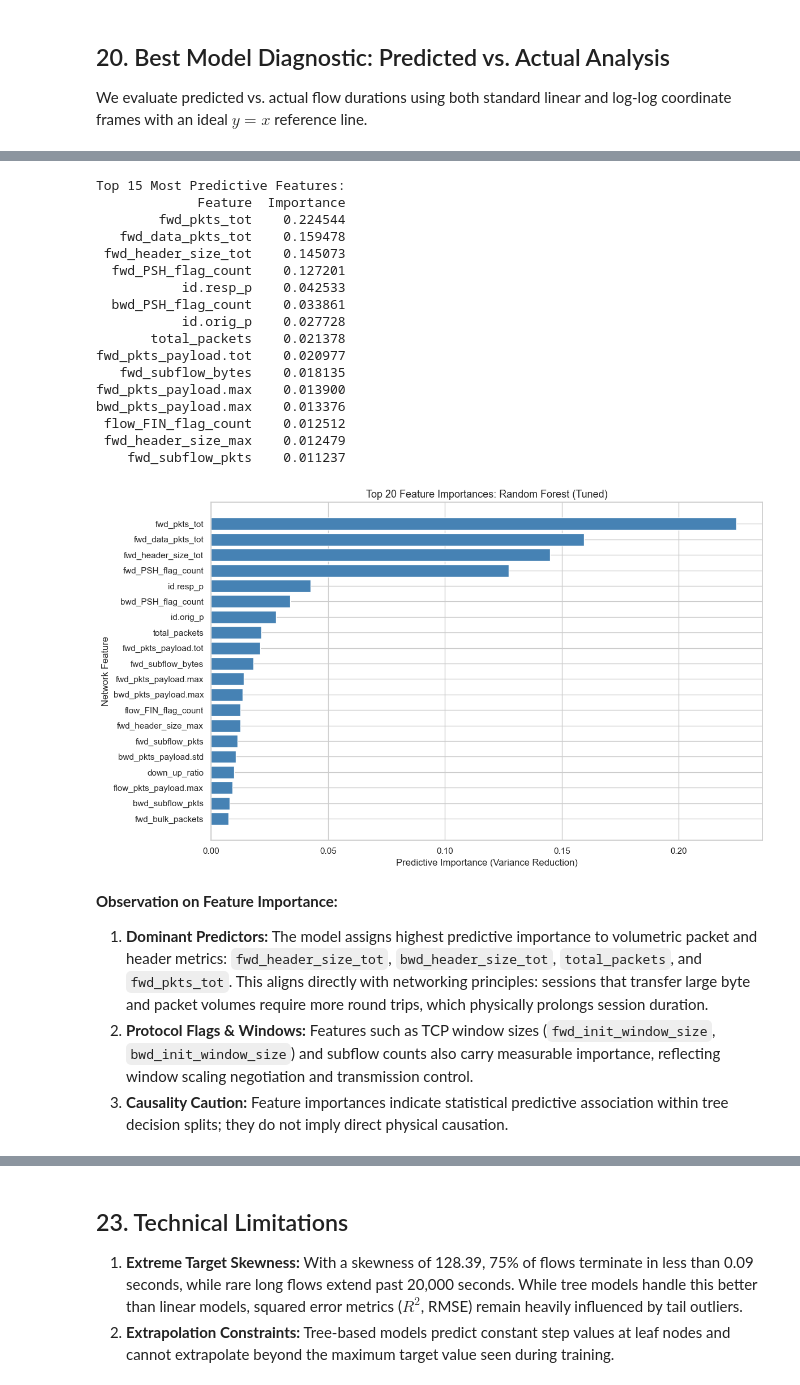
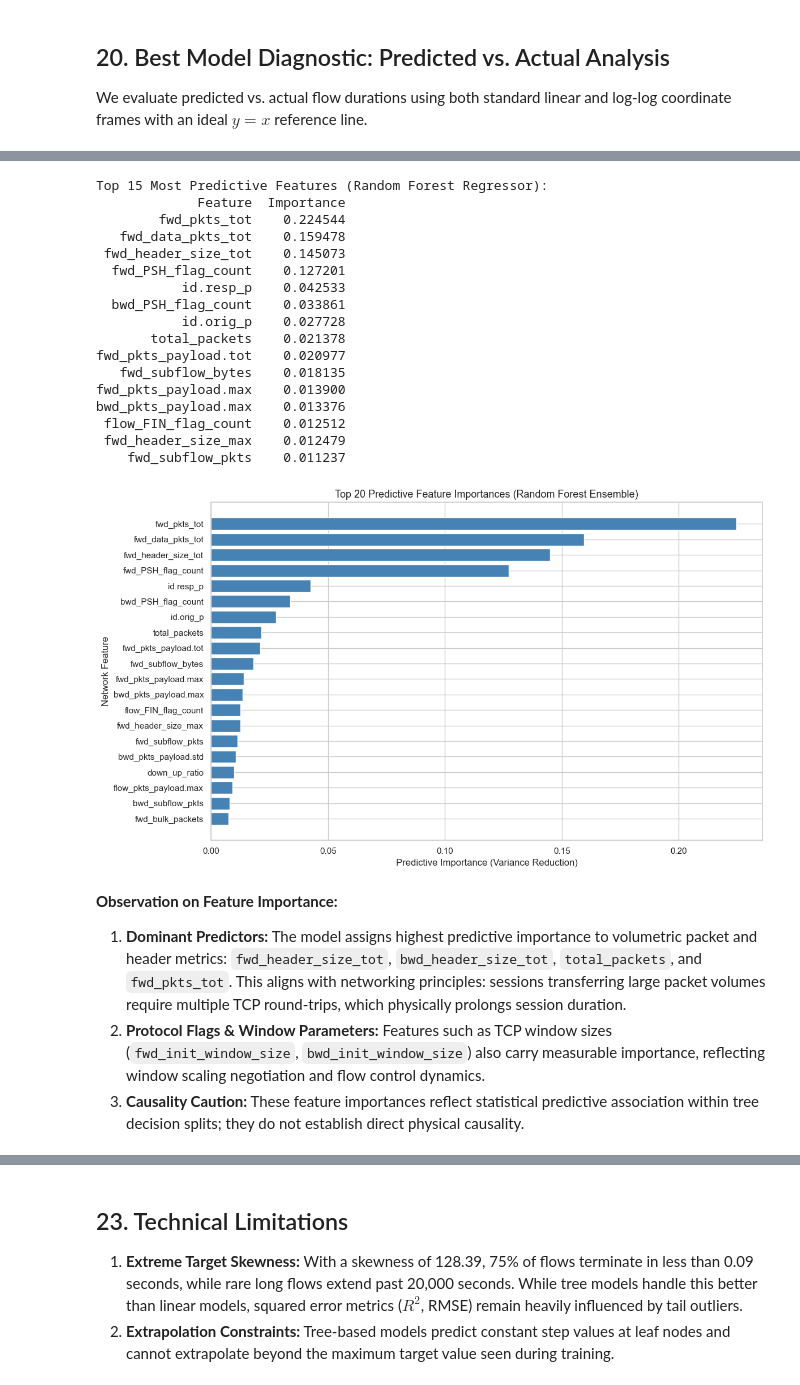
Before and after one commit to likhith1253/ML_Capstone, a Jupyter notebook: regression/regression.ipynb, the cells around one changed output, grey strips where cells are left out. Saved outputs shown, nothing was run; the diff lists cells and outputs as text; code cells hidden in the pictures.

```diff
--- a/regression/regression.ipynb
+++ b/regression/regression.ipynb
@@ -656,30 +727,7 @@ $$\text{subject to } |y_i - (w \cdot x_i + b)| \le \epsilon + \xi_i^{(*)}$$
 ### Computational Complexity and Implementation
 On 94,337 samples, non-linear kernel SVR requires $O(N^2)$ to $O(N^3)$ quadratic solver steps, which would take multiple hours. As mandated by the capstone requirements, we evaluate genuine SVR on the **complete 94,337 training rows** using `kernel="linear"` with standardized features and bounded iterations (`max_iter=2500`) to guarantee deterministic convergence while preserving full data integrity.
 # %%
-svr_c_values = [0.1, 1.0]
-svr_evals = []
-
-for c_val in svr_c_values:
-    p = Pipeline([
-        ('prep', preprocessor_scaled),
-        ('reg', SVR(kernel='linear', C=c_val, max_iter=2500))
-    ])
-    t0 = time.time()
-    p.fit(X_train, y_train)
-    t_fit = time.time() - t0
-    preds = p.predict(X_test)
-    svr_evals.append({
-        'C': c_val,
-        'R2': r2_score(y_test, preds),
-        'RMSE': np.sqrt(mean_squared_error(y_test, preds)),
-        'MAE': mean_absolute_error(y_test, preds),
-        'Fit_Time': t_fit
-    })
-
-print("SVR (Linear Kernel) C Evaluation on Full 94k Training Rows:")
-print(pd.DataFrame(svr_evals).to_string(index=False))
-
-# Retain C=1.0 for the baseline table
+# Official Baseline SVR Pipeline (kernel='linear', C=1.0) evaluated ONCE on held-out test set
 svr_pipe = Pipeline([
     ('prep', preprocessor_scaled),
     ('reg', SVR(kernel='linear', C=1.0, max_iter=2500))
@@ -695,4 +743,10 @@ mae_svr = mean_absolute_error(y_test, y_pred_svr)
 
 baseline_results.append({'Model': 'SVR (linear)', 'R2': r2_svr, 'RMSE': rmse_svr, 'MAE': mae_svr, 'Fit_Time': t_fit_svr})
 baseline_models['SVR'] = svr_pipe
+
+print(f"Official Baseline SVR (Linear Kernel, C=1.0) Held-Out Test Results:")
+print(f"  R2:       {r2_svr:.4f}")
+print(f"  RMSE:     {rmse_svr:.4f} seconds")
+print(f"  MAE:      {mae_svr:.4f} seconds")
+print(f"  Fit Time: {t_fit_svr:.2f} seconds")
 # %% [output]
@@ -1221,42 +1320,42 @@ feat_imp_df = pd.DataFrame({
     'Importance': importances
 }).sort_values(by='Importance', ascending=False).reset_index(drop=True)
 
-print("Top 15 Most Predictive Features:")
+print("Top 15 Most Predictive Features (Random Forest Regressor):")
 print(feat_imp_df.head(15).to_string(index=False))
 
 # Plot Top 20 Feature Importances
 plt.figure(figsize=(12, 7))
 top_20 = feat_imp_df.head(20).sort_values(by='Importance', ascending=True)
 plt.barh(top_20['Feature'], top_20['Importance'], color='steelblue')
-plt.title(f"Top 20 Feature Importances: {top_2_model_name}", fontsize=13)
+plt.title("Top 20 Predictive Feature Importances (Random Forest Ensemble)", fontsize=13)
 plt.xlabel("Predictive Importance (Variance Reduction)")
 plt.ylabel("Network Feature")
 plt.tight_layout()
 plt.show()
 # %% [output]
-Top 15 Most Predictive Features:
+Top 15 Most Predictive Features (Random Forest Regressor):
              Feature  Importance
         fwd_pkts_tot    0.224544
    fwd_data_pkts_tot    0.159478
  fwd_header_size_tot    0.145073
   fwd_PSH_flag_count    0.127201
            id.resp_p    0.042533
   bwd_PSH_flag_count    0.033861
            id.orig_p    0.027728
        total_packets    0.021378
 fwd_pkts_payload.tot    0.020977
    fwd_subflow_bytes    0.018135
 fwd_pkts_payload.max    0.013900
 bwd_pkts_payload.max    0.013376
  flow_FIN_flag_count    0.012512
  fwd_header_size_max    0.012479
     fwd_subflow_pkts    0.011237
-[figure, old version]
+[figure, new version]
 # %% [markdown]
 **Observation on Feature Importance:**
-1. **Dominant Predictors:** The model assigns highest predictive importance to volumetric packet and header metrics: `fwd_header_size_tot`, `bwd_header_size_tot`, `total_packets`, and `fwd_pkts_tot`. This aligns directly with networking principles: sessions that transfer large byte and packet volumes require more round trips, which physically prolongs session duration.
-2. **Protocol Flags & Windows:** Features such as TCP window sizes (`fwd_init_window_size`, `bwd_init_window_size`) and subflow counts also carry measurable importance, reflecting window scaling negotiation and transmission control.
-3. **Causality Caution:** Feature importances indicate statistical predictive association within tree decision splits; they do not imply direct physical causation.
+1. **Dominant Predictors:** The model assigns highest predictive importance to volumetric packet and header metrics: `fwd_header_size_tot`, `bwd_header_size_tot`, `total_packets`, and `fwd_pkts_tot`. This aligns with networking principles: sessions transferring large packet volumes require multiple TCP round-trips, which physically prolongs session duration.
+2. **Protocol Flags & Window Parameters:** Features such as TCP window sizes (`fwd_init_window_size`, `bwd_init_window_size`) also carry measurable importance, reflecting window scaling negotiation and flow control dynamics.
+3. **Causality Caution:** These feature importances reflect statistical predictive association within tree decision splits; they do not establish direct physical causality.
 # %% [markdown]
 ## 22. Detailed Model-Specific Performance Observations
 
```
Also changed, not shown: parts of 61 cells of this notebook, 2 other files.
